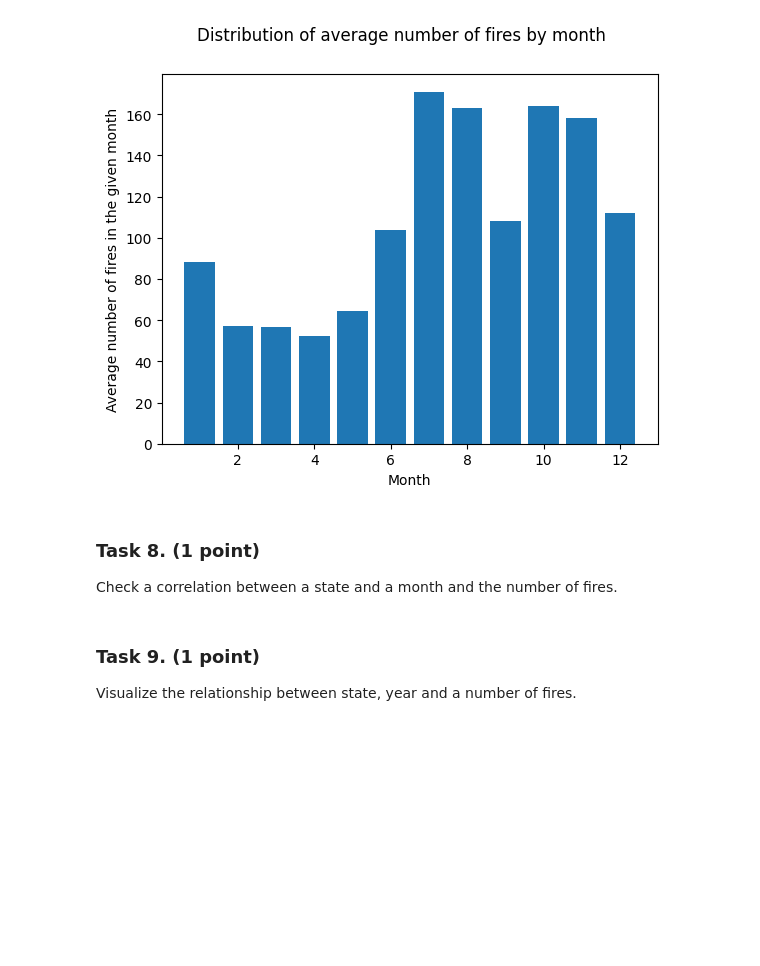
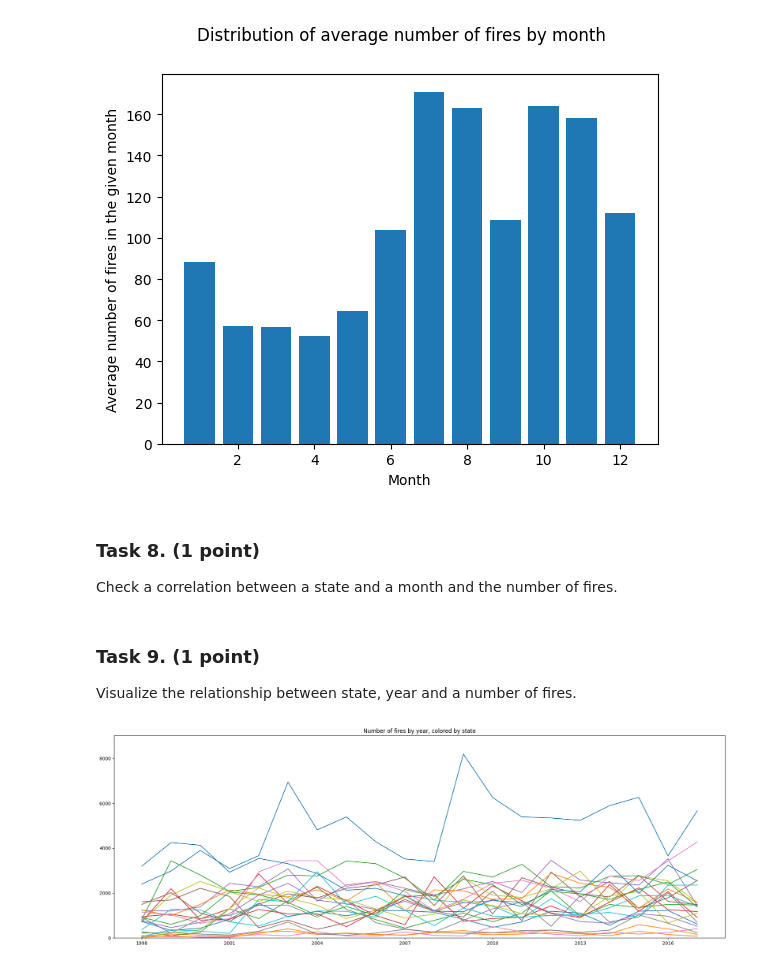
Before and after one commit to BTeclaw/Advanced-Data-Mining, a Jupyter notebook: ADM_Homework4/data_visualization.ipynb, the cells around one changed output. Saved outputs shown, nothing was run; the diff lists cells and outputs as text; code cells hidden in the pictures; blank space fills up the shorter version.

```diff
--- a/ADM_Homework4/data_visualization.ipynb
+++ b/ADM_Homework4/data_visualization.ipynb
@@ -393,28 +408,3 @@ Text(0.5, 0.98, 'Distribution of average number of fires by month')
 ### Task 8. (1 point)
 
 Check a correlation between a state and a month and the number of fires.
-# %%
-# Your answer here
-#Y - axis = sumarized number of fires
-#X - axis = month ?
-#Bubble size = state ?
-#Creating the dataset
-np.random.seed(42)
-N = 100
-x = np.random.normal(170, 20, N)
-y = x + np.random.normal(5, 25, N)
-colors = np.random.rand(N)
-area = (25 * np.random.rand(N))**2
-df = pd.DataFrame({
-    'X': x,
-    'Y': y,
-    'Colors': colors,
-    "bubble_size":area})
-#Creating the bubble chart
-plt.scatter('X', 'Y', s='bubble_size',alpha=0.5, data=df)
-#Adding the aesthetics
-plt.title('Chart title')
-plt.xlabel('X axis title')
-plt.ylabel('Y axis title')
-#Show the plot
-plt.show()
@@ -426,0 +421,14 @@ Visualize the relationship between state, year and a number of fires.
+# %%
+#plotted on one plot it may be unreadable
+from matplotlib.ticker import MaxNLocator
+fig, ax = plt.subplots(figsize=(24,8))
+aggregated_df = df[['year', 'state', 'number']].groupby(['year', 'state'], as_index=False).sum('number')
+max_fire_number = aggregated_df['number'].max()
+for state in aggregated_df['state'].drop_duplicates().to_list():
+    plotted_state = aggregated_df[aggregated_df['state']==state]
+    ax.plot(plotted_state['year'], plotted_state['number'])
+    ax.set_ylim(bottom=0, top= 1.1*max_fire_number)
+    ax.set_title(f'Number of fires by year, colored by state')
+    ax.xaxis.set_major_locator(MaxNLocator(integer=True))
+# %% [output]
+[figure, added]
```
Also changed, not shown: parts of 6 cells of this notebook, 2 other files.
